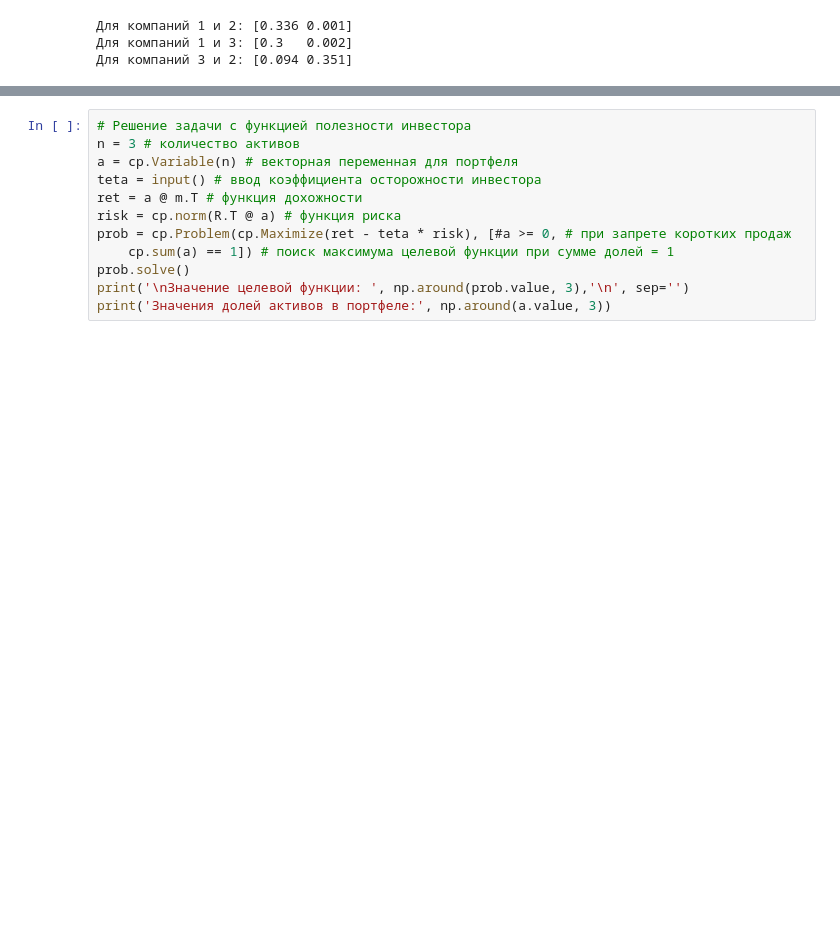
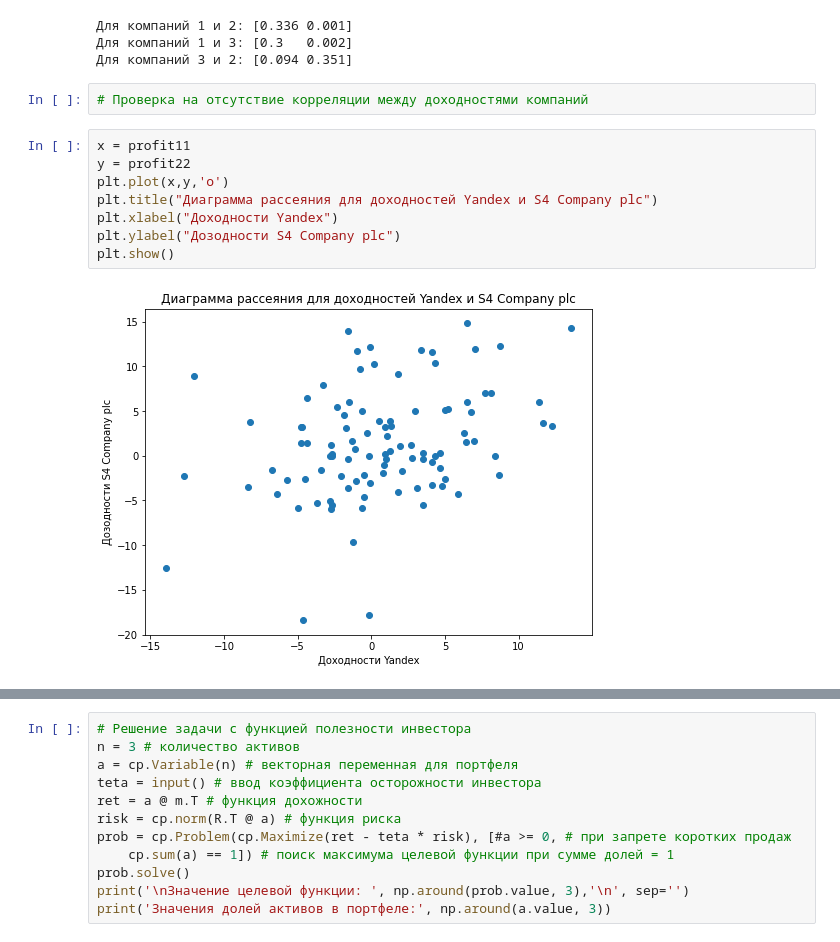
Before and after one commit to Vladimir-Nikolaev-HSE/Project, a Jupyter notebook: Project.ipynb, the cells around one changed output, grey strips where cells are left out. Saved outputs shown, nothing was run; the diff lists cells and outputs as text; blank space fills up the shorter version.

```diff
--- a/Project.ipynb
+++ b/Project.ipynb
@@ -64,3 +64,15 @@ print('Для компаний 3 и 2:', np.around(stats.pearsonr(profit33, prof
 Для компаний 1 и 2: [0.336 0.001]
 Для компаний 1 и 3: [0.3   0.002]
 Для компаний 3 и 2: [0.094 0.351]
+# %%
+# Проверка на отсутствие корреляции между доходностями компаний
+# %%
+x = profit11
+y = profit22
+plt.plot(x,y,'o')
+plt.title("Диаграмма рассеяния для доходностей Yandex и S4 Company plc")
+plt.xlabel("Доходности Yandex")
+plt.ylabel("Дозодности S4 Company plc")
+plt.show()
+# %% [output]
+[figure, added]
```
Also changed, not shown: parts of 9 cells of this notebook.
